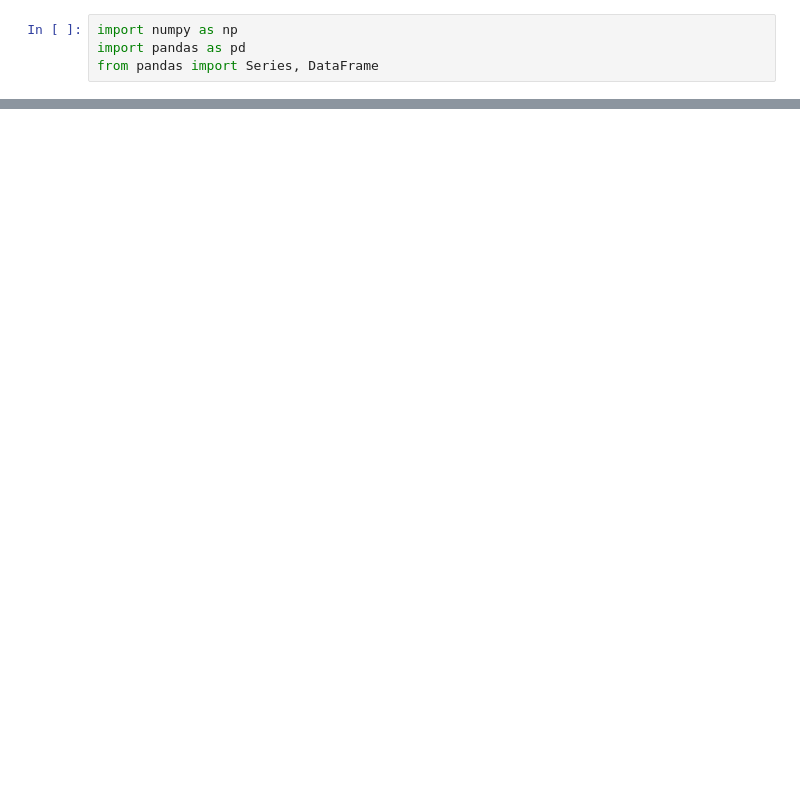
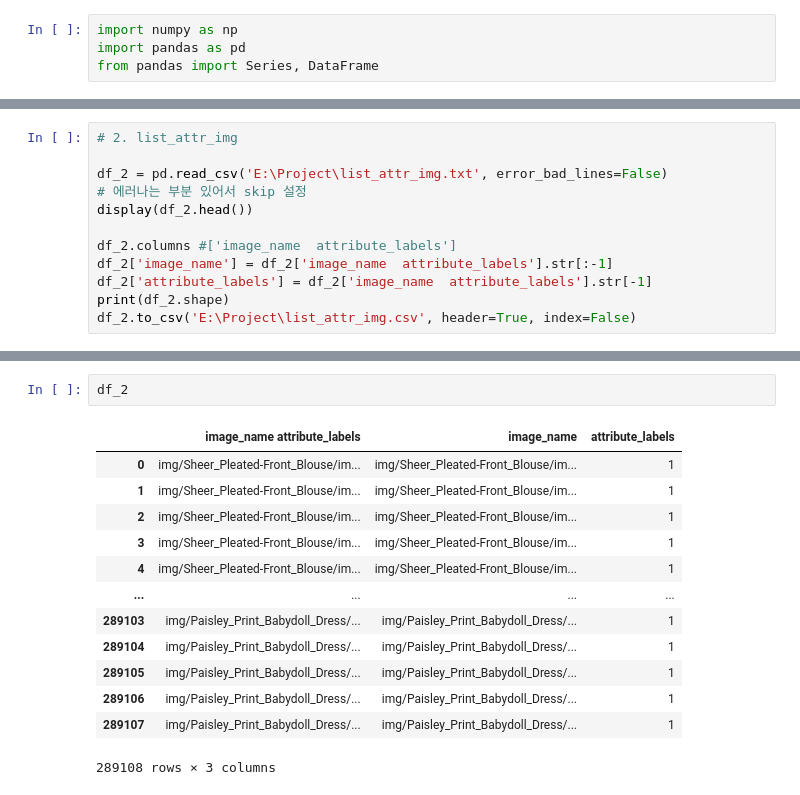
Before and after one commit to z2soo/Project, a Jupyter notebook: 의상_매칭_서비스/코드/001_파일전처리.ipynb, the cells around one changed output, grey strips where cells are left out. Saved outputs shown, nothing was run; the diff lists cells and outputs as text; blank space fills up the shorter version.

```diff
--- a/의상_매칭_서비스/코드/001_파일전처리.ipynb
+++ b/의상_매칭_서비스/코드/001_파일전처리.ipynb
@@ -62,0 +56,12 @@ ParserError: Error tokenizing data. C error: Expected 1 fields in line 47206, sa
+# %%
+# 2. list_attr_img
+
+df_2 = pd.read_csv('E:\Project\list_attr_img.txt', error_bad_lines=False)
+# 에러나는 부분 있어서 skip 설정
+display(df_2.head())
+
+df_2.columns #['image_name  attribute_labels']
+df_2['image_name'] = df_2['image_name  attribute_labels'].str[:-1]
+df_2['attribute_labels'] = df_2['image_name  attribute_labels'].str[-1]
+print(df_2.shape)
+df_2.to_csv('E:\Project\list_attr_img.csv', header=True, index=False)
@@ -62,0 +77,16 @@ ParserError: Error tokenizing data. C error: Expected 1 fields in line 47206, sa
+# %%
+df_2
+# %% [output]
+|  | image_name attribute_labels | image_name | attribute_labels |
+| 0 | img/Sheer_Pleated-Front_Blouse/im... | img/Sheer_Pleated-Front_Blouse/im... | 1 |
+| 1 | img/Sheer_Pleated-Front_Blouse/im... | img/Sheer_Pleated-Front_Blouse/im... | 1 |
+| 2 | img/Sheer_Pleated-Front_Blouse/im... | img/Sheer_Pleated-Front_Blouse/im... | 1 |
+| 3 | img/Sheer_Pleated-Front_Blouse/im... | img/Sheer_Pleated-Front_Blouse/im... | 1 |
+| 4 | img/Sheer_Pleated-Front_Blouse/im... | img/Sheer_Pleated-Front_Blouse/im... | 1 |
+| ... | ... | ... | ... |
+| 289103 | img/Paisley_Print_Babydoll_Dress/... | img/Paisley_Print_Babydoll_Dress/... | 1 |
+| 289104 | img/Paisley_Print_Babydoll_Dress/... | img/Paisley_Print_Babydoll_Dress/... | 1 |
+| 289105 | img/Paisley_Print_Babydoll_Dress/... | img/Paisley_Print_Babydoll_Dress/... | 1 |
+| 289106 | img/Paisley_Print_Babydoll_Dress/... | img/Paisley_Print_Babydoll_Dress/... | 1 |
+| 289107 | img/Paisley_Print_Babydoll_Dress/... | img/Paisley_Print_Babydoll_Dress/... | 1 |
+289108 rows × 3 columns
```
Also changed, not shown: parts of 6 cells of this notebook.
